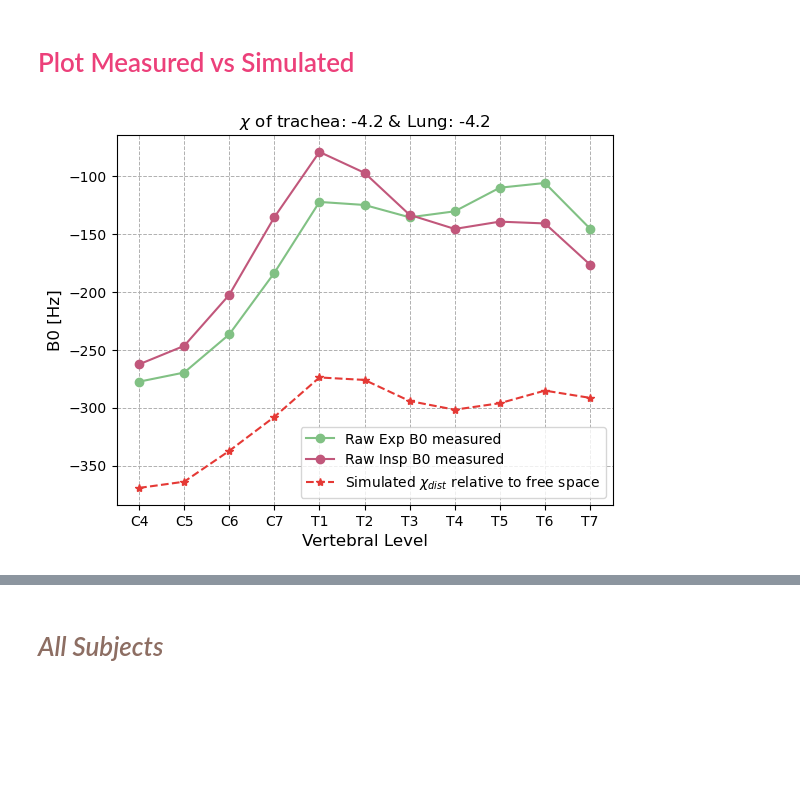
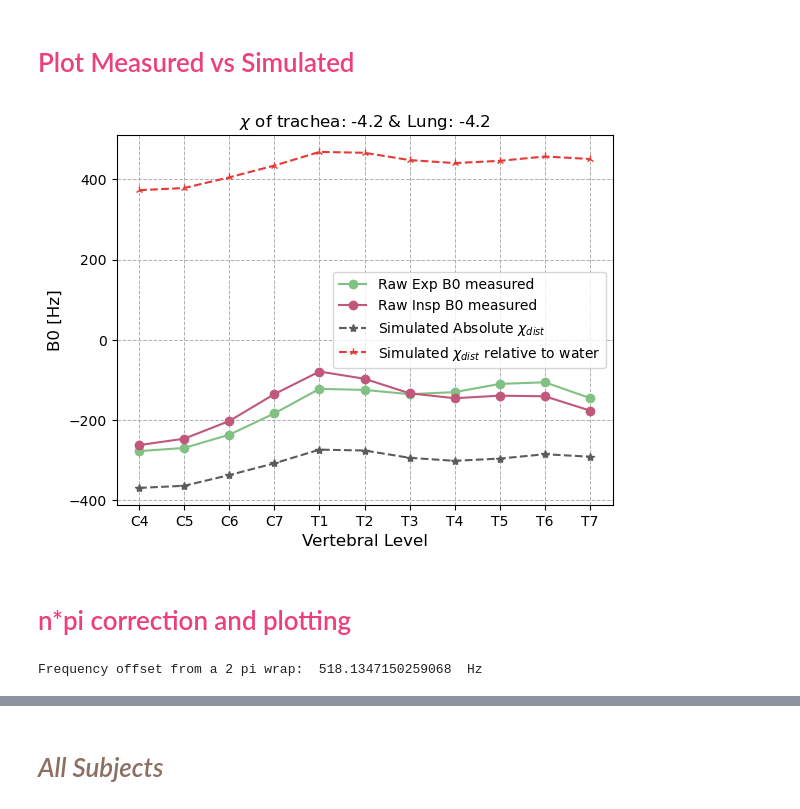
Before and after one commit to sriosq/Image-processing-strategies, a Jupyter notebook: compare_fieldmap/db0_035_and_all.ipynb, the cells around one changed output, grey strips where cells are left out. Cells and saved outputs as stored; diff of their text form; code cells hidden in the pictures; blank space fills up the shorter version.

```diff
--- a/compare_fieldmap/db0_035_and_all.ipynb
+++ b/compare_fieldmap/db0_035_and_all.ipynb
@@ -257,3 +257,6 @@ abs_ref_fm_Hz_data
 | 8 | -296.147987 |
 | 9 | -285.258325 |
 | 10 | -291.506679 |
+# %%
+# Now lets do the same for the water reference
+path_to_ref_h20_fm_metrics = r"E:\msc_data\ismrm_2025\dB0_035\fm\sim\D4_metrics/ref_h20_sim_fm_ppm.csv"
@@ -259,0 +279,6 @@ abs_ref_fm_Hz_data
+# %%
+ref_h20_fm_ppm_csv = pd.read_csv(path_to_ref_h20_fm_metrics)
+ref_h20_fm_ppm_data = ref_h20_fm_ppm_csv['WA()'][::-1]
+
+ref_h20_fm_Hz_data = ref_h20_fm_ppm_data*central_freq_exp_35 # Central Frequency same for both expiration and inspiration
+ref_h20_fm_Hz_data
@@ -262,24 +300,36 @@ abs_ref_fm_Hz_data
 # %%
 vertebrae_levels = ['C4', 'C5', 'C6', 'C7', 'T1', 'T2', 'T3', 'T4', 'T5', 'T6', 'T7'] # From 4 to 14
 # db0_035:
 plt.plot(vertebrae_levels, raw_exp_metrics, marker = 'o', linestyle = '-', label = "Raw Exp B0 measured", color = "#81C184")
 plt.plot(vertebrae_levels, raw_insp_metrics, marker = 'o', linestyle = '-', label = "Raw Insp B0 measured", color = "#C1577B")
-plt.plot(vertebrae_levels, abs_ref_fm_Hz_data, marker = '*', linestyle = '--', label = r"Simulated $\chi_{dist}$ relative to free space", color = "#E53935")
+plt.plot(vertebrae_levels, abs_ref_fm_Hz_data, marker = '*', linestyle = '--', label = r"Simulated Absolute $\chi_{dist}$", color = "#5C5C5C")
+plt.plot(vertebrae_levels, ref_h20_fm_Hz_data, marker = '2', linestyle = '--', label = r"Simulated $\chi_{dist}$ relative to water", color = "#E53935")
 
 plt.title("$\\chi$ of trachea: -4.2 & Lung: -4.2")
 plt.xlabel('Vertebral Level', fontsize=12)
 plt.ylabel('B0 [Hz]', fontsize=12)
 plt.legend()
 
 #yticks = range(-150, 121, 20)
 #plt.yticks(yticks)
 
 # Customize grid and display
 plt.grid(True, which='both', linestyle='--', linewidth=0.7)
 #plt.tight_layout()
 
 
 # Show the plot
 plt.show()
 # %% [output]
-[figure, old version]
+[figure, new version]
+# %% [markdown]
+# <span style="color:#EC407A"> n*pi correction and plotting </span>
+# %%
+# n*pi correction?
+n = 2
+gamma = gamma_bar*2*np.pi
+delta_TE_db035 = 5.2-3.27
+freq_offset_npi = (central_freq_exp_35*n*np.pi)/(gamma*delta_TE_db035*1e-3*B0_used_scanner)
+print(f"Frequency offset from a {n} pi wrap: ",freq_offset_npi," Hz")
+# %% [output]
+Frequency offset from a 2 pi wrap:  518.1347150259068  Hz
```
Also changed, not shown: parts of 7 cells of this notebook, 12 other files.
